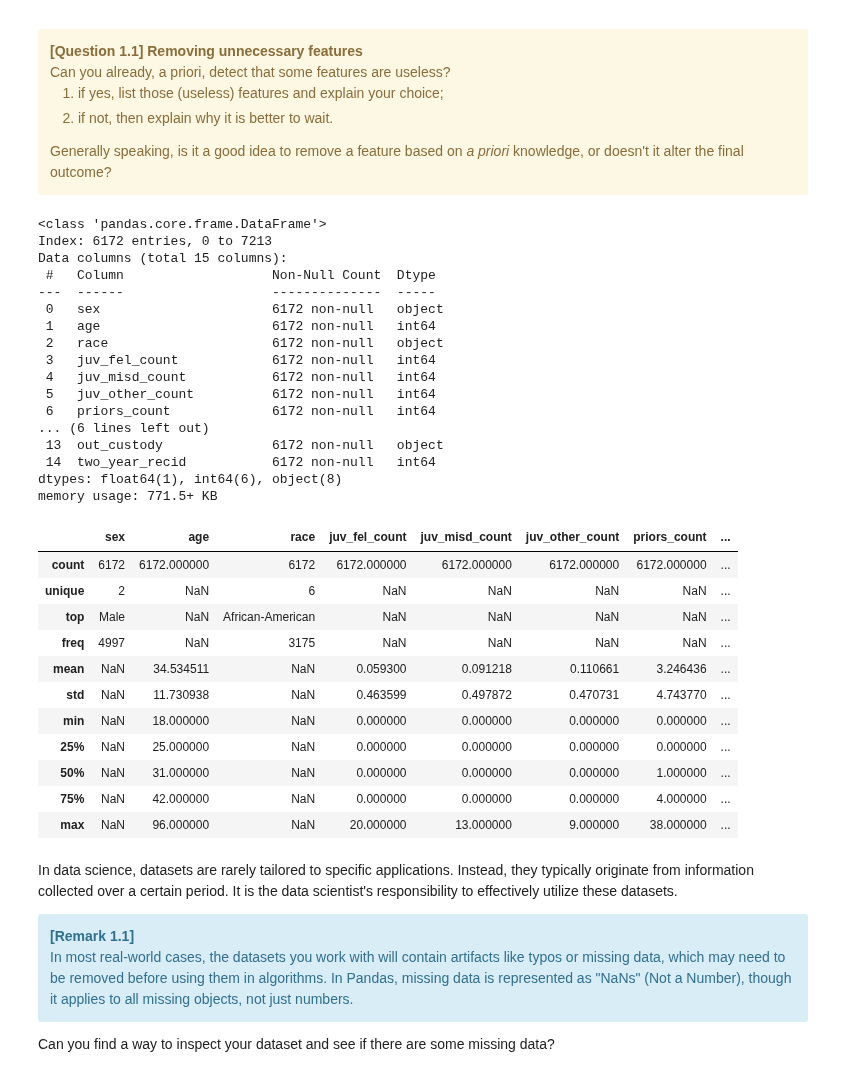
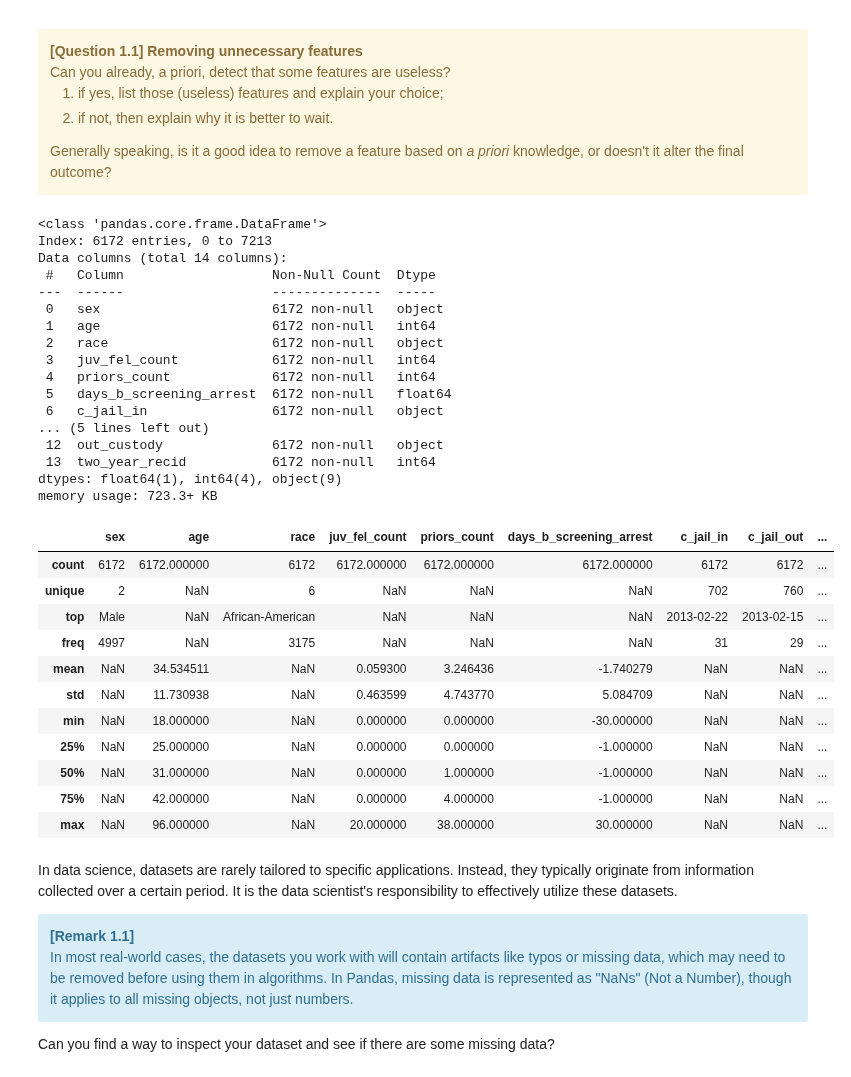
Before and after one commit to rbellens1/Hackaton, a Jupyter notebook: Hackathon3/H3-Clustering-Student.ipynb, the cells around one changed output. Cells and saved outputs as stored; diff of their text form; code cells hidden in the pictures.

```diff
--- a/Hackathon3/H3-Clustering-Student.ipynb
+++ b/Hackathon3/H3-Clustering-Student.ipynb
@@ -286,7 +286,7 @@ columns_to_drop = [
     # Colonnes liées à la récidive
     "r_case_number",  # Identifiant non pertinent
     "r_offense_date",  # Déjà exclu pour éviter la fuite de données
-    "r_charge_degree",  # Charge degree for recidivism - direct recidivism information
+    #"r_charge_degree",  # Charge degree for recidivism - direct recidivism information
     "r_charge_desc",  # Description of recidivism charge - direct recidivism information
     "r_jail_in",  # Jail entry date for recidivism - recidivism-related
     "r_jail_out",  # Jail exit date for recidivism - recidivism-related
@@ -310,55 +310,59 @@ columns_to_drop = [
     "v_screening_date",  # Non pertinent
     "screening_date",  # Non pertinent pour la prédiction
     "priors_count.1",  # Redondant avec "priors_count"
+    "juv_misd_count", #petites bêtises de jeunesse
+    "juv_other_count"
     ]
 
 
 df = df.drop(columns=columns_to_drop)
 
 
 # For reasons made explicit later, keep at least these columns.
 columns_to_keep = [
     "sex",
     "race",
     "c_jail_in",
     "c_jail_out",
     "in_custody",
     "out_custody",
     "two_year_recid",
 ]
 
+
+
 df.info()
 df.describe(include="all")
 # %% [output]
 <class 'pandas.core.frame.DataFrame'>
 Index: 6172 entries, 0 to 7213
-Data columns (total 15 columns):
+Data columns (total 14 columns):
  #   Column                   Non-Null Count  Dtype
 ---  ------                   --------------  -----
  0   sex                      6172 non-null   object
  1   age                      6172 non-null   int64
  2   race                     6172 non-null   object
  3   juv_fel_count            6172 non-null   int64
- 4   juv_misd_count           6172 non-null   int64
- 5   juv_other_count          6172 non-null   int64
- 6   priors_count             6172 non-null   int64
-... (6 lines left out)
- 13  out_custody              6172 non-null   object
- 14  two_year_recid           6172 non-null   int64
-dtypes: float64(1), int64(6), object(8)
-memory usage: 771.5+ KB
+ 4   priors_count             6172 non-null   int64
+ 5   days_b_screening_arrest  6172 non-null   float64
+ 6   c_jail_in                6172 non-null   object
+... (5 lines left out)
+ 12  out_custody              6172 non-null   object
+ 13  two_year_recid           6172 non-null   int64
+dtypes: float64(1), int64(4), object(9)
+memory usage: 723.3+ KB
-|  | sex | age | race | juv_fel_count | juv_misd_count | juv_other_count | priors_count | ... |
-| count | 6172 | 6172.000000 | 6172 | 6172.000000 | 6172.000000 | 6172.000000 | 6172.000000 | ... |
-| unique | 2 | NaN | 6 | NaN | NaN | NaN | NaN | ... |
-| top | Male | NaN | African-American | NaN | NaN | NaN | NaN | ... |
-| freq | 4997 | NaN | 3175 | NaN | NaN | NaN | NaN | ... |
-| mean | NaN | 34.534511 | NaN | 0.059300 | 0.091218 | 0.110661 | 3.246436 | ... |
-| std | NaN | 11.730938 | NaN | 0.463599 | 0.497872 | 0.470731 | 4.743770 | ... |
-| min | NaN | 18.000000 | NaN | 0.000000 | 0.000000 | 0.000000 | 0.000000 | ... |
-| 25% | NaN | 25.000000 | NaN | 0.000000 | 0.000000 | 0.000000 | 0.000000 | ... |
-| 50% | NaN | 31.000000 | NaN | 0.000000 | 0.000000 | 0.000000 | 1.000000 | ... |
-| 75% | NaN | 42.000000 | NaN | 0.000000 | 0.000000 | 0.000000 | 4.000000 | ... |
-| max | NaN | 96.000000 | NaN | 20.000000 | 13.000000 | 9.000000 | 38.000000 | ... |
+|  | sex | age | race | juv_fel_count | priors_count | days_b_screening_arrest | c_jail_in | c_jail_out | ... |
+| count | 6172 | 6172.000000 | 6172 | 6172.000000 | 6172.000000 | 6172.000000 | 6172 | 6172 | ... |
+| unique | 2 | NaN | 6 | NaN | NaN | NaN | 702 | 760 | ... |
+| top | Male | NaN | African-American | NaN | NaN | NaN | 2013-02-22 | 2013-02-15 | ... |
+| freq | 4997 | NaN | 3175 | NaN | NaN | NaN | 31 | 29 | ... |
+| mean | NaN | 34.534511 | NaN | 0.059300 | 3.246436 | -1.740279 | NaN | NaN | ... |
+| std | NaN | 11.730938 | NaN | 0.463599 | 4.743770 | 5.084709 | NaN | NaN | ... |
+| min | NaN | 18.000000 | NaN | 0.000000 | 0.000000 | -30.000000 | NaN | NaN | ... |
+| 25% | NaN | 25.000000 | NaN | 0.000000 | 0.000000 | -1.000000 | NaN | NaN | ... |
+| 50% | NaN | 31.000000 | NaN | 0.000000 | 1.000000 | -1.000000 | NaN | NaN | ... |
+| 75% | NaN | 42.000000 | NaN | 0.000000 | 4.000000 | -1.000000 | NaN | NaN | ... |
+| max | NaN | 96.000000 | NaN | 20.000000 | 38.000000 | 30.000000 | NaN | NaN | ... |
 # %% [markdown]
 In data science, datasets are rarely tailored to specific applications. Instead, they typically originate from information collected over a certain period. It is the data scientist's responsibility to effectively utilize these datasets.
 
```
Also changed, not shown: parts of 12 cells of this notebook.
